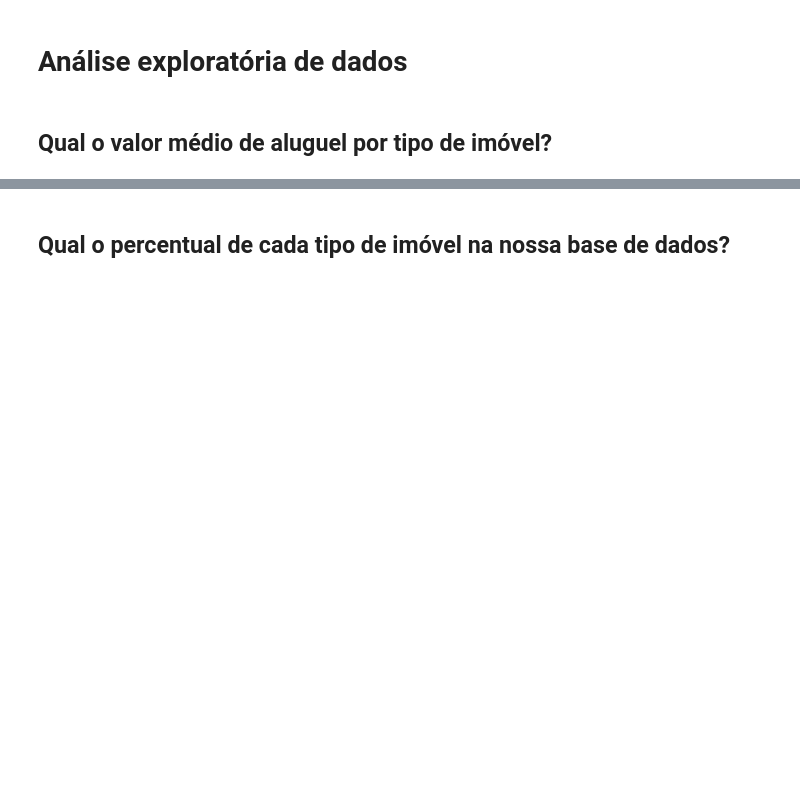
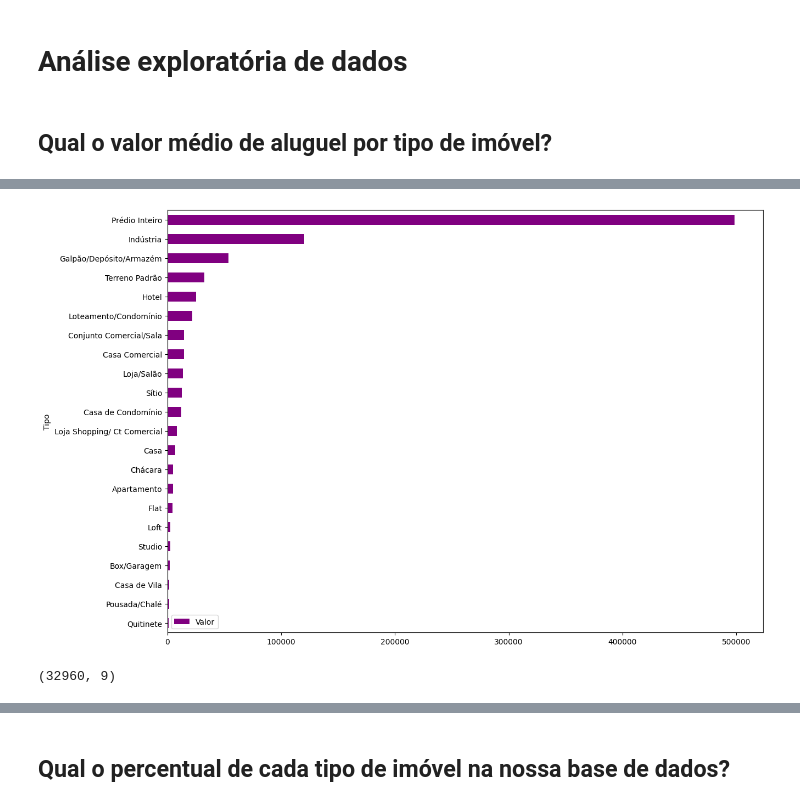
Before and after one commit to oaxsell/curso_pandas, a Jupyter notebook: desafio_aluguel/desafio_aluguel.ipynb, the cells around one changed output, grey strips where cells are left out. Drawn from its saved outputs; the diff is of its cells as text; code cells hidden in the pictures; blank space fills up the shorter version.

```diff
--- a/desafio_aluguel/desafio_aluguel.ipynb
+++ b/desafio_aluguel/desafio_aluguel.ipynb
@@ -125,0 +245,2 @@ df['Valor_por_m2'] = df['Valor'] / df['Area']
+# %%
+df_preco_tipo = dados.groupby('Tipo')[['Valor']].mean().sort_values("Valor")
@@ -125,0 +273,12 @@ df['Valor_por_m2'] = df['Valor'] / df['Area']
+# %%
+# plotando o gráfico de barras horizontais
+# kind='barh'
+# figsize=(14,10) - largura e altura do gráfico
+# pixels - 1400 px de largura e 1000 px de altura
+df_preco_tipo.plot(kind='barh', figsize=(14, 10), color ='purple');
+# %% [output]
+[figure, added]
+# %%
+dados.shape
+# %% [output]
+(32960, 9)
```
Also changed, not shown: parts of 101 cells of this notebook.
